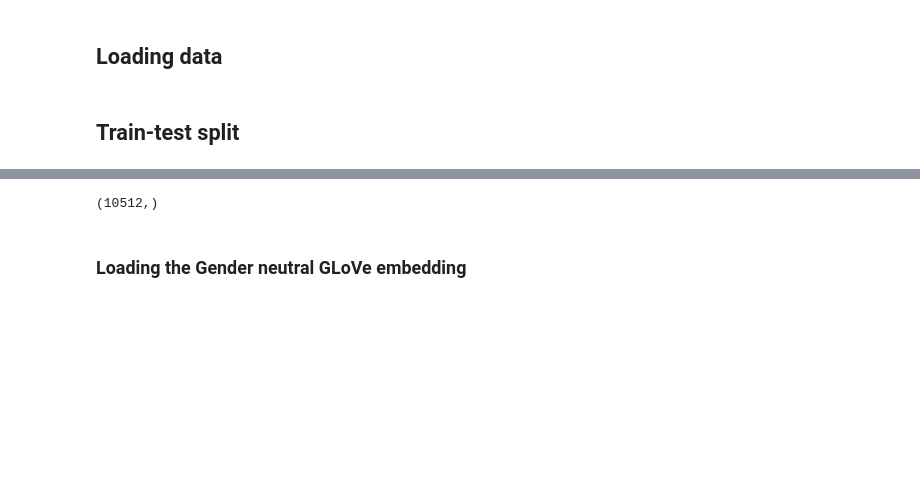
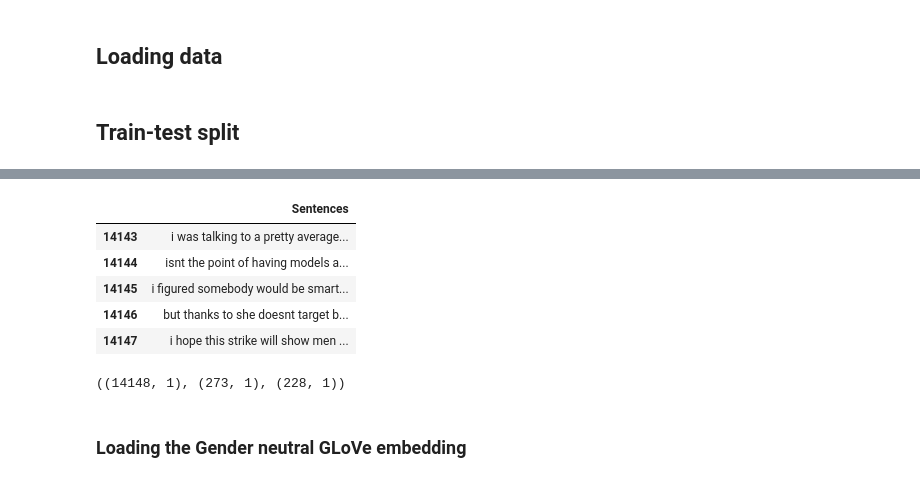
Before and after one commit to PadmajaVB/Sexist-Statement-Detection, a Jupyter notebook: SexistCommentDetection_large.ipynb, the cells around one changed output, grey strips where cells are left out. Saved outputs shown, nothing was run; the diff lists cells and outputs as text; code cells hidden in the pictures; blank space fills up the shorter version.

```diff
--- a/SexistCommentDetection_large.ipynb
+++ b/SexistCommentDetection_large.ipynb
@@ -40,2 +112,2 @@ from tensorflow.keras.layers import Input, LSTM, SimpleRNN, Embedding, Dense, Fl
 # %%
-df = pd.read_csv('/content/drive/MyDrive/AI-3 Project/data/Preprocessed data/final_dataset.csv')
+df_train = pd.read_csv('/content/drive/MyDrive/AI-3 Project/data/Preprocessed data/augmented_train_dataset.csv')
@@ -47,4 +113,0 @@ y = df['Label']
-# %%
-y.shape
-# %% [output]
-(10512,)
@@ -56,3 +114,25 @@ X_train, X_val, y_train, y_val = train_test_split(X, y, train_size=0.8, shuffle=
+# %%
+X_train = df_train[['Sentences']]
+y_train = df_train['Label']
+
+X_val = df_val[['Sentences']]
+y_val = df_val['Label']
+
+X_test = df_test[['Sentences']]
+y_test = df_test['Label']
+# %%
+X_train.tail()
+# %% [output]
+|  | Sentences |
+| 14143 | i was talking to a pretty average... |
+| 14144 | isnt the point of having models a... |
+| 14145 | i figured somebody would be smart... |
+| 14146 | but thanks to she doesnt target b... |
+| 14147 | i hope this strike will show men ... |
+# %%
+X_train.shape, X_val.shape, X_test.shape
+# %% [output]
+((14148, 1), (273, 1), (228, 1))
 # %%
 #!unzip '/content/drive/MyDrive/UnivAI/AI-3 Project/Embeddings/1b-GNGloVe-300d-0.8-0.8.zip' -d '/content/drive/MyDrive/UnivAI/AI-3 Project/Embeddings/'
 # %% [markdown]
```
Also changed, not shown: parts of 31 cells of this notebook.
